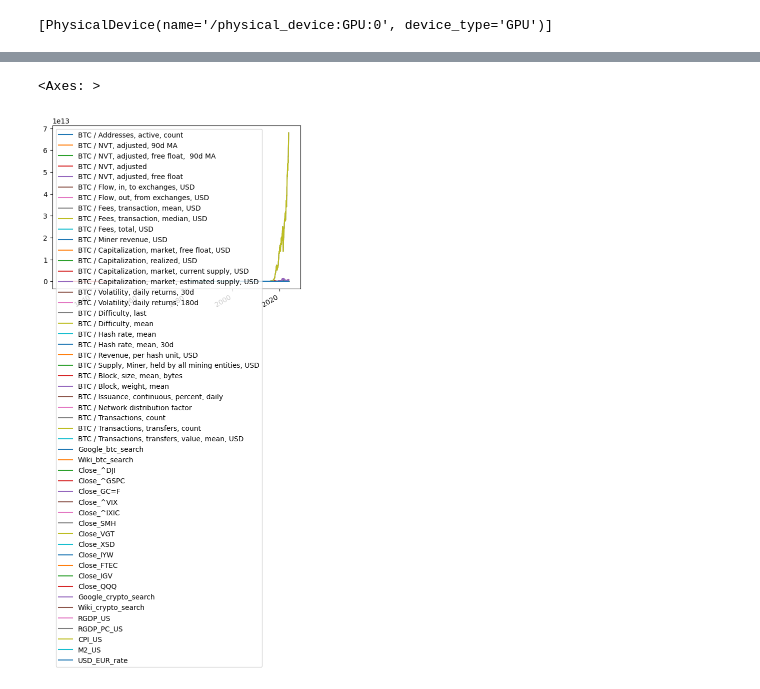
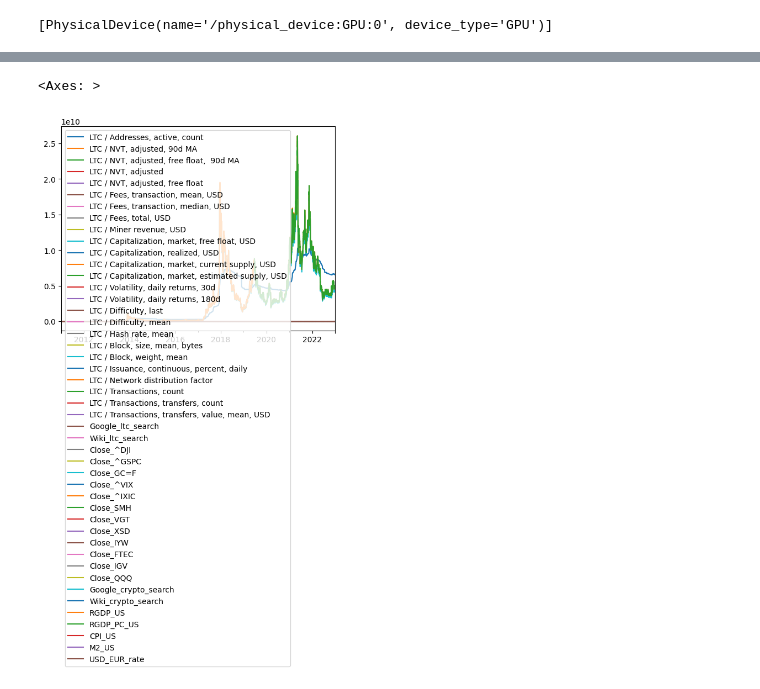
Before and after one commit to Tomas-Barhon/Noise-reduction-and-feature-extraction-with-principal-component-analysis, a Jupyter notebook: Code/playground.ipynb, the cells around one changed output, grey strips where cells are left out. Cells and saved outputs as stored; diff of their text form; code cells hidden in the pictures.

Commit message:
All independent variable datasets created

```diff
--- a/Code/playground.ipynb
+++ b/Code/playground.ipynb
@@ -56,5 +18,7 @@ common.loc[btc_dataset.date_min:btc_dataset.data_max]
+# %%
+data = Dataset.get_ltc_data()
 # %%
-common.plot()
+data.plot()
 # %% [output]
 <Axes: >
-[figure, old version]
+[figure, new version]
```
Also changed, not shown: parts of 6 cells of this notebook, 6 other files.
